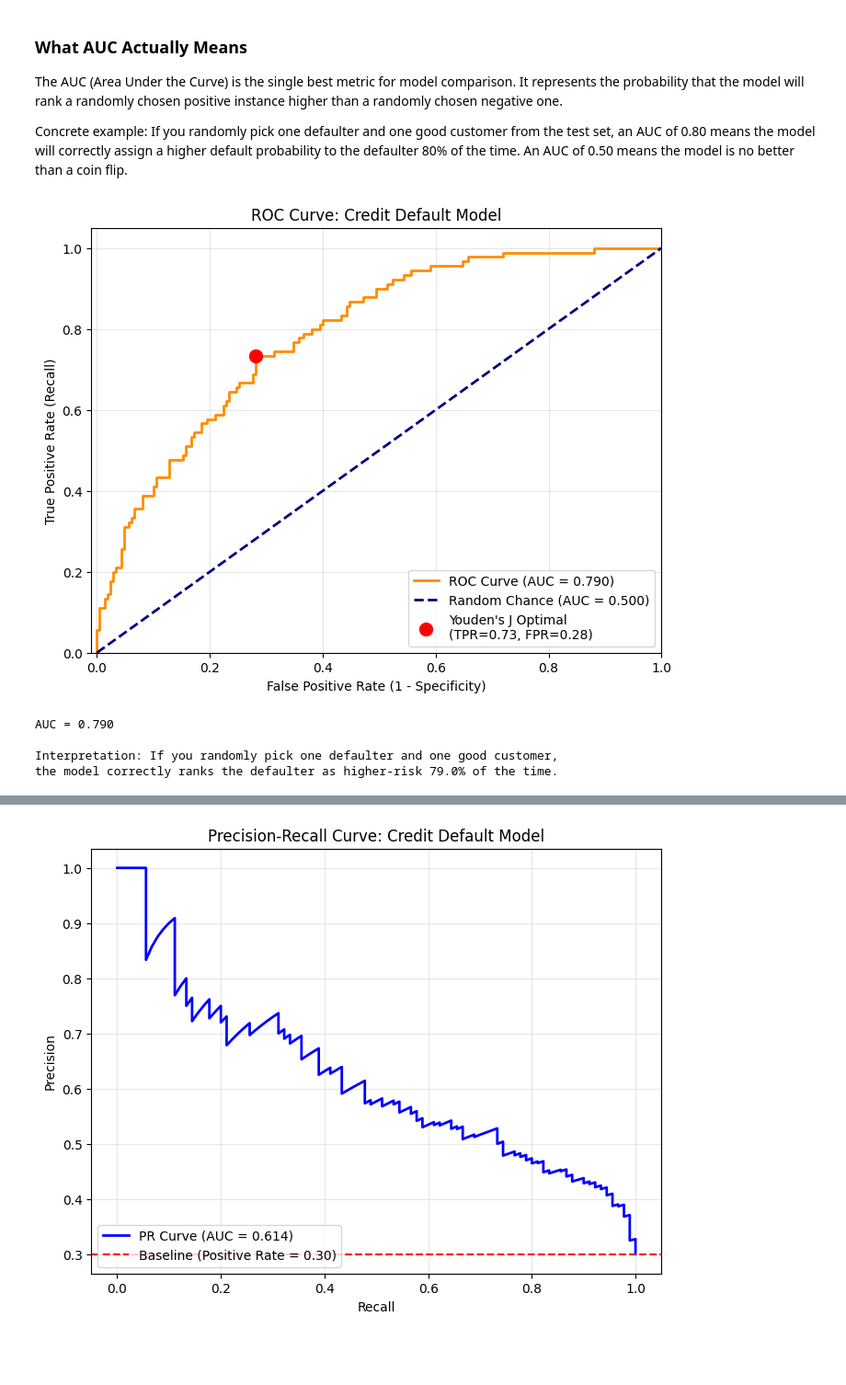
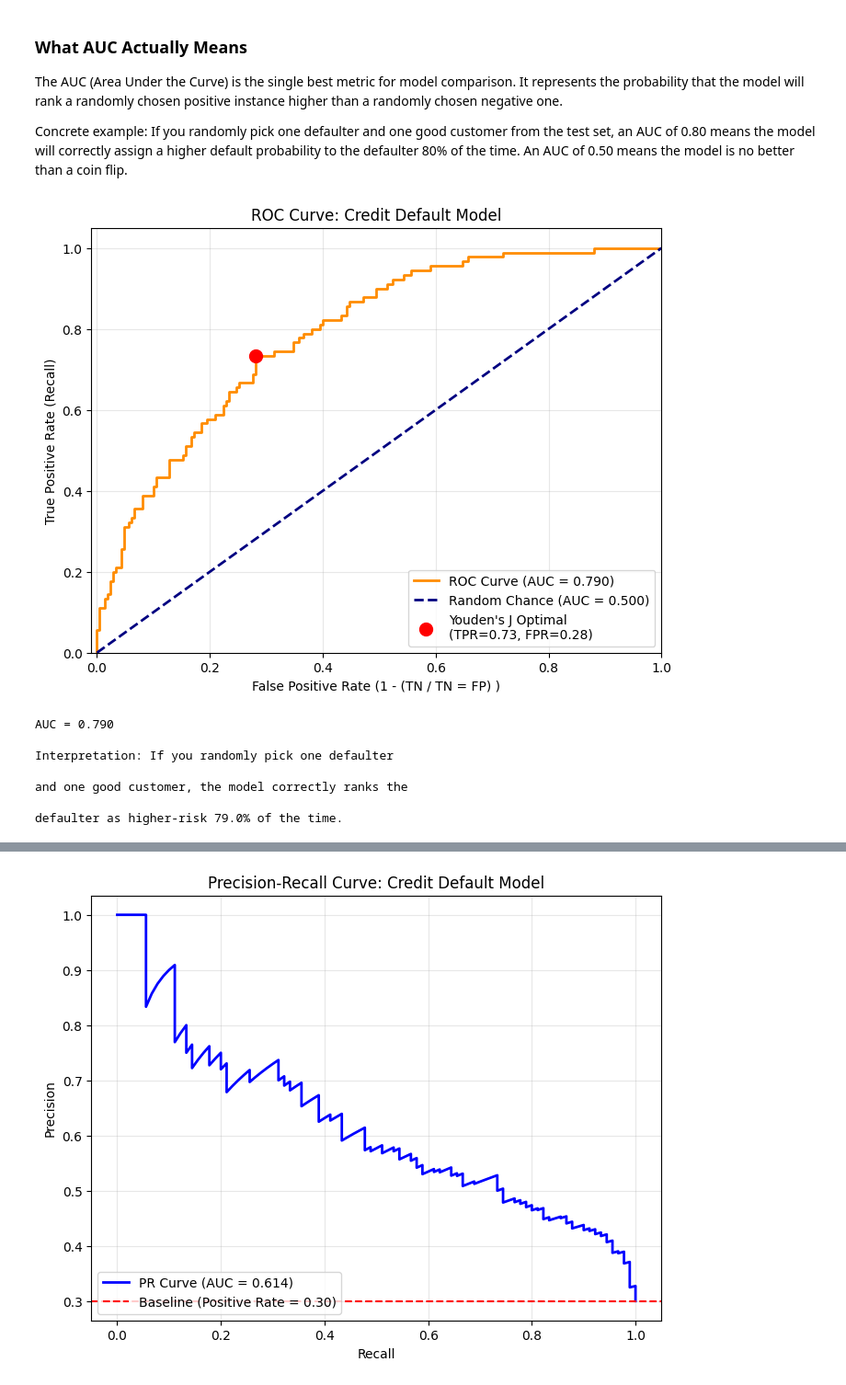
Before and after one commit to bsheese/cs377, a Jupyter notebook: 18_classification/18_1_Classification_Basics/18_1_3_ROC_AUC_Threshold_Tuning.ipynb, the cells around one changed output, grey strips where cells are left out. Shown at 92% size. Saved outputs shown, nothing was run; the diff lists cells and outputs as text; code cells hidden in the pictures; blank space fills up the shorter version.

```diff
--- a/18_classification/18_1_Classification_Basics/18_1_3_ROC_AUC_Threshold_Tuning.ipynb
+++ b/18_classification/18_1_Classification_Basics/18_1_3_ROC_AUC_Threshold_Tuning.ipynb
@@ -86,39 +106,43 @@ Concrete example: If you randomly pick one defaulter and one good customer from
 # %%
 # Calculate the ROC curve points
 fpr, tpr, thresholds = roc_curve(y_test, y_proba)
 roc_auc = auc(fpr, tpr)
 
 # Find Youden's J optimal point for annotation
 j_scores = tpr - fpr
 best_idx = np.argmax(j_scores)
 best_tpr = tpr[best_idx]
 best_fpr = fpr[best_idx]
 
 plt.figure(figsize=(8, 6))
 plt.plot(fpr, tpr, color='darkorange', lw=2, label=f'ROC Curve (AUC = {roc_auc:.3f})')
 plt.plot([0, 1], [0, 1], color='navy', lw=2, linestyle='--', label='Random Chance (AUC = 0.500)')
 
 # Mark the Youden's J optimal point
 plt.scatter([best_fpr], [best_tpr], color='red', s=100, zorder=5, label=f"Youden's J Optimal\n(TPR={best_tpr:.2f}, FPR={best_fpr:.2f})")
 
 plt.xlim([-0.01, 1.0])
 plt.ylim([0.0, 1.05])
-plt.xlabel('False Positive Rate (1 - Specificity)')
+plt.xlabel('False Positive Rate (1 - (TN / TN = FP) )')
 plt.ylabel('True Positive Rate (Recall)')
 plt.title('ROC Curve: Credit Default Model')
 plt.legend(loc="lower right")
 plt.grid(True, alpha=0.3)
 plt.show()
 
 print(f"AUC = {roc_auc:.3f}")
-print(f"\nInterpretation: If you randomly pick one defaulter and one good customer,")
-print(f"the model correctly ranks the defaulter as higher-risk {roc_auc*100:.1f}% of the time.")
+print(f"\nInterpretation: If you randomly pick one defaulter")
+print(f"\nand one good customer, the model correctly ranks the ")
+print(f"\ndefaulter as higher-risk {roc_auc*100:.1f}% of the time.")
 # %% [output]
-[figure, old version]
+[figure, new version]
 AUC = 0.790
 
-Interpretation: If you randomly pick one defaulter and one good customer,
-the model correctly ranks the defaulter as higher-risk 79.0% of the time.
+Interpretation: If you randomly pick one defaulter
+
+and one good customer, the model correctly ranks the
+
+defaulter as higher-risk 79.0% of the time.
 # %% [markdown]
 ### Reading the Curve
 
```
Also changed, not shown: parts of 7 cells of this notebook.
